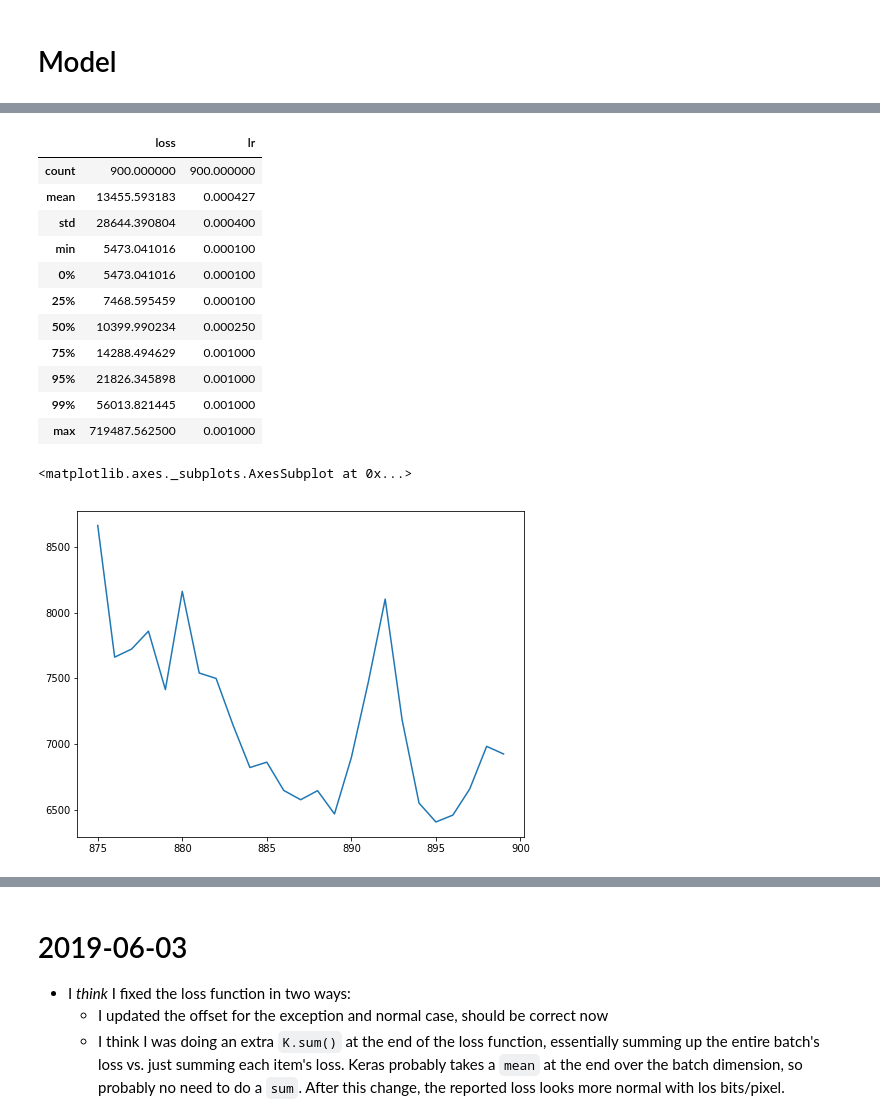
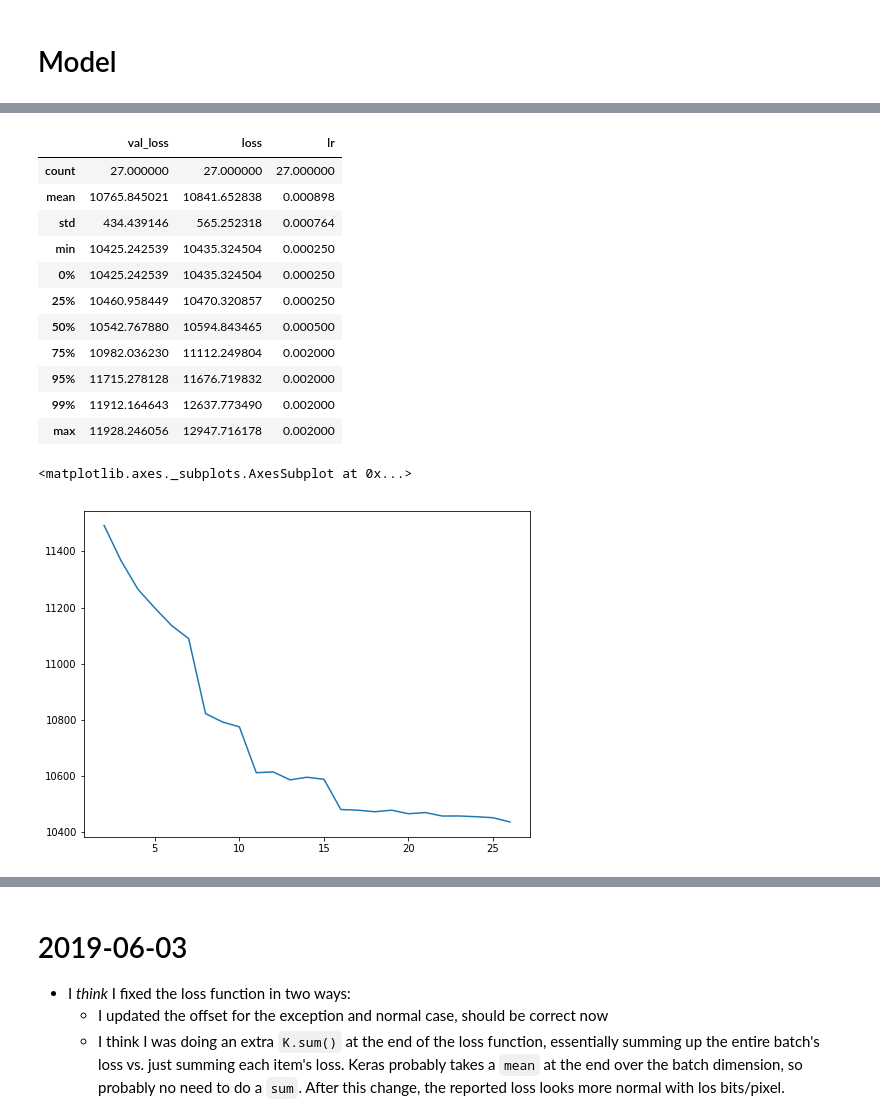
Before and after one commit to bjlkeng/sandbox, a Jupyter notebook: notebooks/pixel_cnn/pixelcnn-test_loss_pixelconv2d-multi-image.ipynb, the cells around one changed output, grey strips where cells are left out. Drawn from its saved outputs; the diff is of its cells as text; code cells hidden in the pictures.

Commit message:
Adding run of pixelcnn.

```diff
--- a/notebooks/pixel_cnn/pixelcnn-test_loss_pixelconv2d-multi-image.ipynb
+++ b/notebooks/pixel_cnn/pixelcnn-test_loss_pixelconv2d-multi-image.ipynb
@@ -55,10 +92,6 @@ mixture_components = int(os.environ.get('MIXTURE_COMPONENTS', 5))
 # %%
-(X_train, y_train), (X_test, y_test) = cifar10.load_data()
-
 # Shift/scale to [-1, 1] interval
-X_train = X_train[:num_sample, :img_rows, :img_cols, :img_chns]
 X_train = (X_train - 127.5) / 127.5
-
 X_test = (X_test - 127.5) / 127.5
 
 y_train = to_categorical(y_train, num_classes=10)
@@ -90,12 +123,12 @@ def conv_block(input_tensor, filters, kernel_size, name, is_first=False):
     return Concatenate()(outs)
 
 
-def resnet_block(input_tensor, filters, stage, block):
+def resnet_block(input_tensor, filters, stage, block, kernel=3):
     name_base = str(stage) + block + '_branch'
     filters1, filters2, filters3 = filters
     x = input_tensor
     x = conv_block(x, filters1, (1, 1), name=name_base + '_a-1x1')
-    x = conv_block(x, filters2, (3, 3), name=name_base + '_b-3x3')
+    x = conv_block(x, filters2, (kernel, kernel), name=name_base + '_b-{}x{}'.format(kernel, kernel))
     x = conv_block(x, filters3, (1, 1), name=name_base + '_c-1x1')
     x = Add()([x, input_tensor])
 
@@ -119,19 +152,19 @@ def build_outputs(input_tensor, final_filters):
     m_outs = []
     invs_outs = []
     weights = []
+    x = input_tensor
     for t in ['rb', 'gb', 'bb']:
         # Only allow things behind it...
-        x = input_tensor
         decoder_out_m = PixelConv2D(t, name='x_m' + str(t),
                                     filters=mixture_components,
                                     kernel_size=1,
                                     strides=1)(x)
-        decoder_out_invs_ = PixelConv2D(t, name='x_s' + str(t),
+        decoder_out_invs = PixelConv2D(t, name='x_s' + str(t),
                                         filters=mixture_components,
                                         kernel_size=1,
                                         strides=1,
                                         activation='softplus')(x)
-        decoder_out_invs = Lambda(lambda x: 5. * x + 3.0)(decoder_out_invs_)
+        #decoder_out_invs = Lambda(lambda x: 4.0 * x)(decoder_out_invs_)
         mixture_weights = PixelConv2D(t, name='weights' + str(t),
                                       filters=mixture_components,
                                       kernel_size=1,
@@ -151,12 +184,19 @@ K.clear_session()
 print("Building conv layers...")
 main_input = Input(shape=original_img_size, name='main_input')
 
-x = conv_block(main_input, 256, (7, 7), name='conv1', is_first=True)
+x = conv_block(main_input, 256, (5, 5), name='conv1', is_first=True)
 
-resnet_depth = 15
+resnet_depth = 5
 for stage in range(resnet_depth):
-    x = resnet_block(x, [128, 128, 256], stage, 'a')
-#final_width = 256
+    x = resnet_block(x, [128, 128, 256], stage, 'a', kernel=3)
+
+resnet_depth = 5
+for stage in range(resnet_depth):
+    x = resnet_block(x, [128, 128, 256], stage + 5, 'a', kernel=3)
+
+resnet_depth = 5
+for stage in range(resnet_depth):
+    x = resnet_block(x, [128, 128, 256], stage + 10, 'a', kernel=3)
 
 final_width = 1024
 x = final_block(x, final_width, 256, '1x1_1000_1')
@@ -168,7 +208,7 @@ main_output = outputs
 
 print("Building model...")
 model = Model(inputs=main_input, outputs=main_output)
-optimizer = Adam(lr=0.001)
+optimizer = Adam(lr=0.002)
 #optimizer = RMSprop(lr=0.001)
 model.compile(optimizer=optimizer,
               loss=lambda x, y: pixelcnn_loss(x, y, img_rows, img_cols, img_chns, mixture_components))
@@ -193,10 +233,11 @@ Trainable params: 40,831,533
 Non-trainable params: 0
 __________________________________________________________________________________________________
 # %%
-early_stopping = keras.callbacks.EarlyStopping('loss', min_delta=2.0, patience=50)
-reduce_lr = keras.callbacks.ReduceLROnPlateau(monitor='loss', factor=0.5, patience=15, min_lr=0.0001)
+early_stopping = keras.callbacks.EarlyStopping('val_loss', min_delta=50.0, patience=5)
+reduce_lr = keras.callbacks.ReduceLROnPlateau(monitor='val_loss', factor=0.5, patience=2, min_lr=0.0001)
 filepath='./checkpoints/model-weights-2019-05-30.hdf5'
-checkpoint = keras.callbacks.ModelCheckpoint(filepath, monitor='loss', verbose=1, save_best_only=True, mode='auto', period=10)
+checkpoint = keras.callbacks.ModelCheckpoint(filepath, monitor='val_loss', verbose=1, save_best_only=True,
+                                             mode='auto', period=10)
 
 #tensorboard = keras.callbacks.TensorBoard(log_dir='./logs_2019-05-13/' + str(int(time.time() % 10000)),
 #                                          histogram_freq=1, batch_size=1,
@@ -205,10 +246,9 @@ checkpoint = keras.callbacks.ModelCheckpoint(filepath, monitor='loss', verbose=1
 history = model.fit(
     X_train, X_train,
     batch_size=batch_size,
-    #epochs=epochs,
     epochs=1000,
     callbacks=[TQDMNotebookCallback(), early_stopping, reduce_lr],#, checkpoint],#, tensorboard],
-    #validation_data=(X_train, X_train),
+    validation_data=(X_test, X_test),
     verbose=0
 )
 # %% [output]
@@ -228,22 +271,23 @@ history = model.fit(
 # %%
 df = pd.DataFrame(history.history)
 display(df.describe(percentiles=[0.25 * i for i in range(4)] + [0.95, 0.99]))
+col = 'val_loss' if 'val_loss' in df else 'loss'
 df['loss'][-25:].plot(figsize=(8, 6))
 # %% [output]
-|  | loss | lr |
-| count | 900.000000 | 900.000000 |
-| mean | 13455.593183 | 0.000427 |
-| std | 28644.390804 | 0.000400 |
-| min | 5473.041016 | 0.000100 |
-| 0% | 5473.041016 | 0.000100 |
-| 25% | 7468.595459 | 0.000100 |
-| 50% | 10399.990234 | 0.000250 |
-| 75% | 14288.494629 | 0.001000 |
-| 95% | 21826.345898 | 0.001000 |
-| 99% | 56013.821445 | 0.001000 |
-| max | 719487.562500 | 0.001000 |
+|  | val_loss | loss | lr |
+| count | 27.000000 | 27.000000 | 27.000000 |
+| mean | 10765.845021 | 10841.652838 | 0.000898 |
+| std | 434.439146 | 565.252318 | 0.000764 |
+| min | 10425.242539 | 10435.324504 | 0.000250 |
+| 0% | 10425.242539 | 10435.324504 | 0.000250 |
+| 25% | 10460.958449 | 10470.320857 | 0.000250 |
+| 50% | 10542.767880 | 10594.843465 | 0.000500 |
+| 75% | 10982.036230 | 11112.249804 | 0.002000 |
+| 95% | 11715.278128 | 11676.719832 | 0.002000 |
+| 99% | 11912.164643 | 12637.773490 | 0.002000 |
+| max | 11928.246056 | 12947.716178 | 0.002000 |
 <matplotlib.axes._subplots.AxesSubplot at 0x...>
-[figure, old version]
+[figure, new version]
 # %%
 #model.load_weights(filepath)
 #model.compile(optimizer=optimizer,
```
Also changed, not shown: parts of 16 cells of this notebook, 2 other files.
